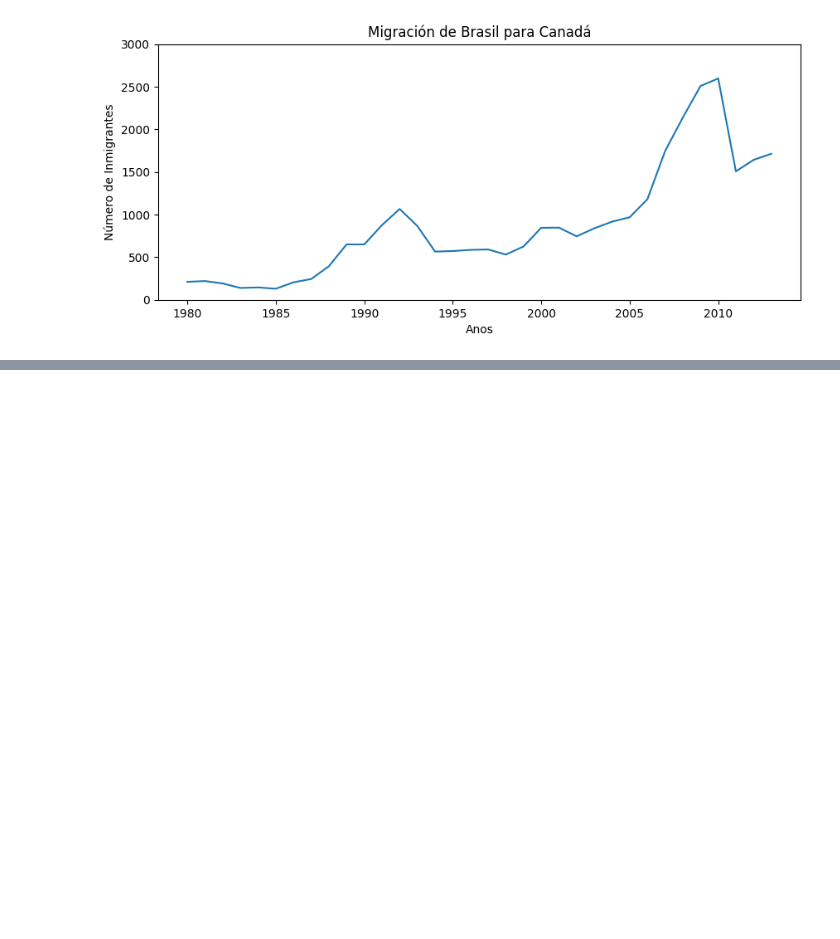
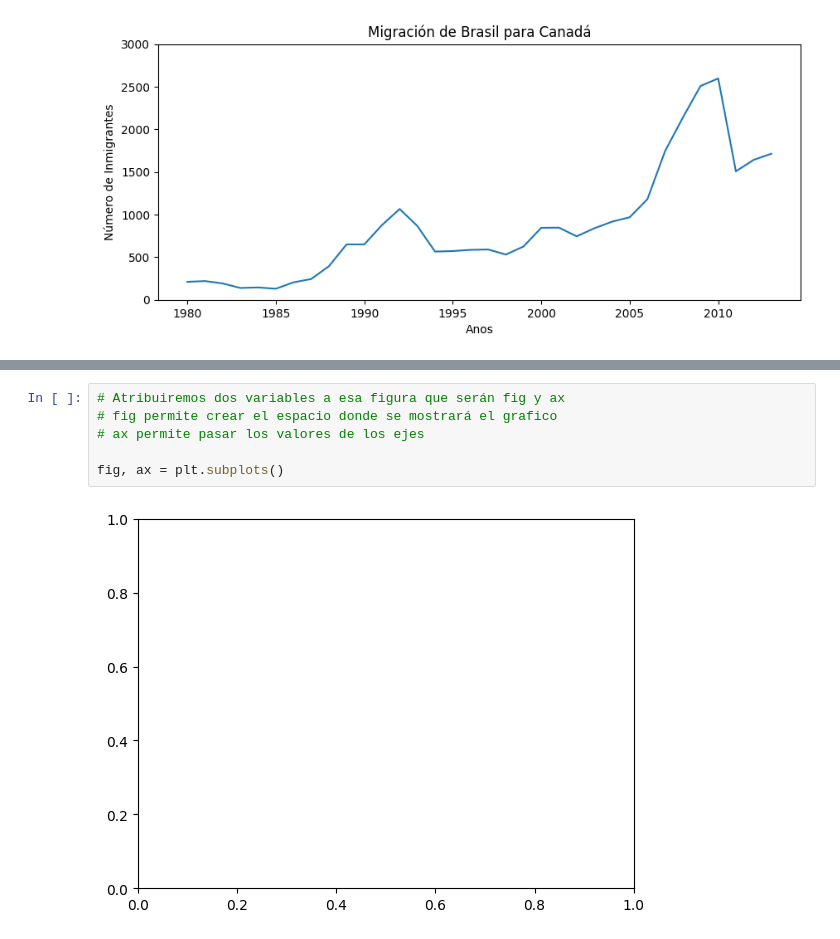
Before and after one commit to ygor-github/data_visualization, a Jupyter notebook: Aula.ipynb, the cells around one changed output, grey strips where cells are left out. Saved outputs shown, nothing was run; the diff lists cells and outputs as text; blank space fills up the shorter version.

```diff
--- a/Aula.ipynb
+++ b/Aula.ipynb
@@ -170,0 +180,8 @@ plt.show() ### Este codigo permite mostrar la visualización del grafico sin mos
+# %%
+# Atribuiremos dos variables a esa figura que serán fig y ax
+# fig permite crear el espacio donde se mostrará el grafico
+# ax permite pasar los valores de los ejes
+
+fig, ax = plt.subplots()
+# %% [output]
+[figure, added]
```
Also changed, not shown: parts of 6 cells of this notebook.
